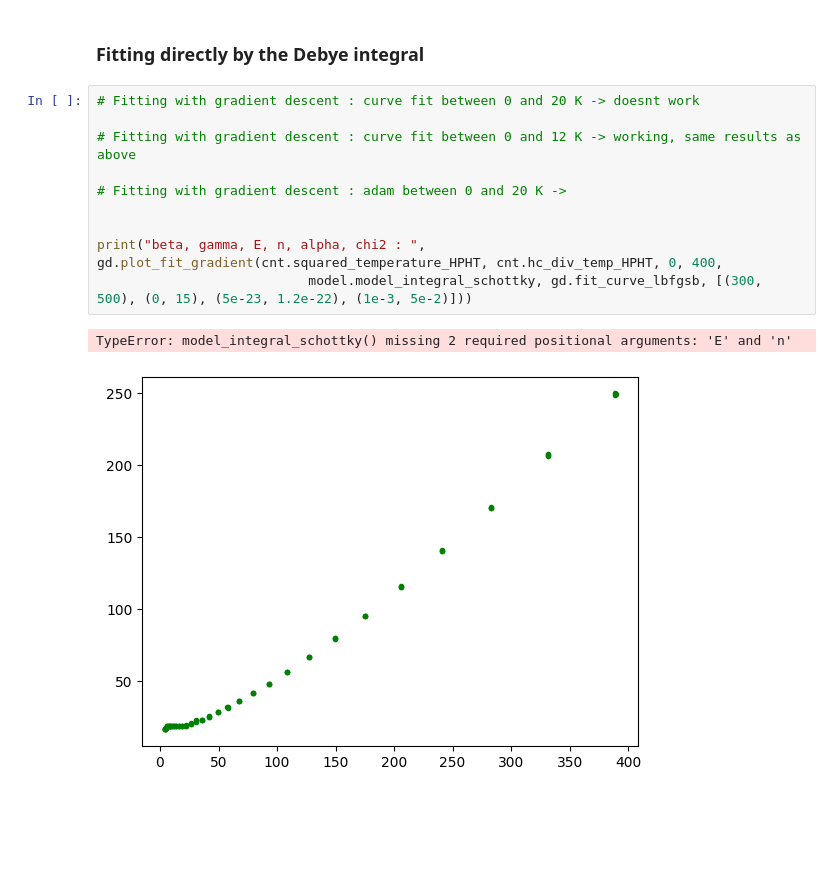
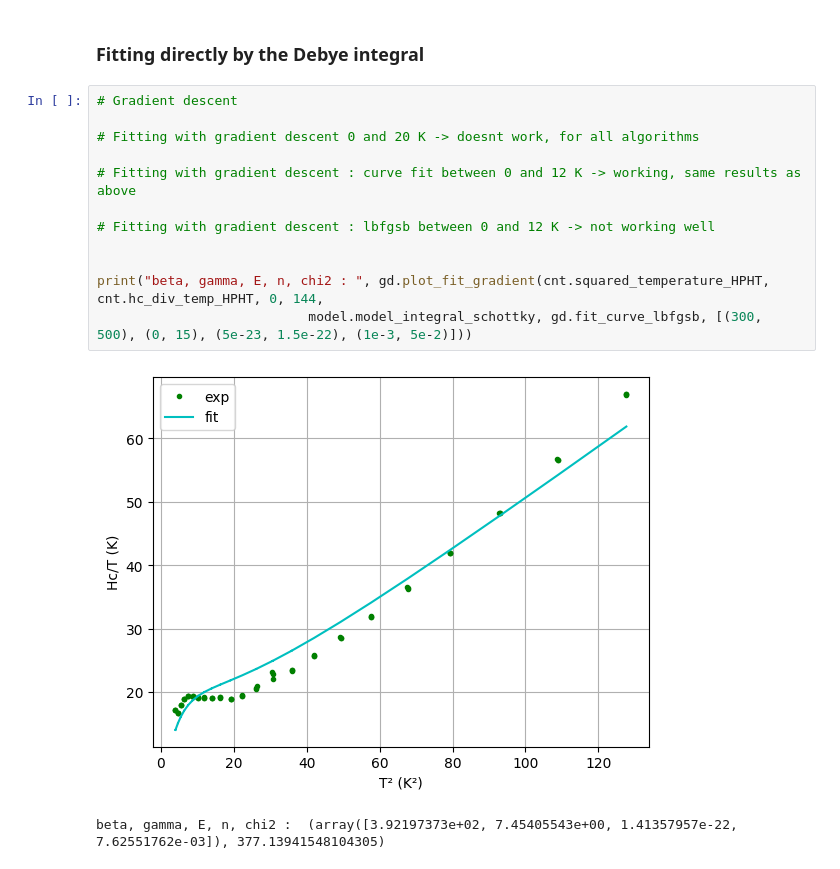
Before and after one commit to Gamal-on/YBCO, a Jupyter notebook: results_YBCO_HPHT.ipynb, the cells around one changed output. Saved outputs shown, nothing was run; the diff lists cells and outputs as text; blank space fills up the shorter version.

```diff
--- a/results_YBCO_HPHT.ipynb
+++ b/results_YBCO_HPHT.ipynb
@@ -163,15 +163,17 @@ beta, gamma,E, n, alpha chi2 :  (array([4.28469103e-01, 5.05261451e+00, 5.272813
 # %% [markdown]
 ### Fitting directly by the Debye integral
 # %%
-# Fitting with gradient descent : curve fit between 0 and 20 K -> doesnt work
+# Gradient descent
+
+# Fitting with gradient descent 0 and 20 K -> doesnt work, for all algorithms
 
 # Fitting with gradient descent : curve fit between 0 and 12 K -> working, same results as above
 
-# Fitting with gradient descent : adam between 0 and 20 K ->
+# Fitting with gradient descent : lbfgsb between 0 and 12 K -> not working well
 
 
-print("beta, gamma, E, n, alpha, chi2 : ", gd.plot_fit_gradient(cnt.squared_temperature_HPHT, cnt.hc_div_temp_HPHT, 0, 400,
-                           model.model_integral_schottky, gd.fit_curve_lbfgsb, [(300, 500), (0, 15), (5e-23, 1.2e-22), (1e-3, 5e-2)]))
+print("beta, gamma, E, n, chi2 : ", gd.plot_fit_gradient(cnt.squared_temperature_HPHT, cnt.hc_div_temp_HPHT, 0, 144,
+                           model.model_integral_schottky, gd.fit_curve_lbfgsb, [(300, 500), (0, 15), (5e-23, 1.5e-22), (1e-3, 5e-2)]))
 # %% [output]
+[figure, new version]
-TypeError: model_integral_schottky() missing 2 required positional arguments: 'E' and 'n'
+beta, gamma, E, n, chi2 :  (array([3.92197373e+02, 7.45405543e+00, 1.41357957e-22, 7.62551762e-03]), 377.13941548104305)
-[figure, old version]
```
Also changed, not shown: parts of 2 cells of this notebook.
